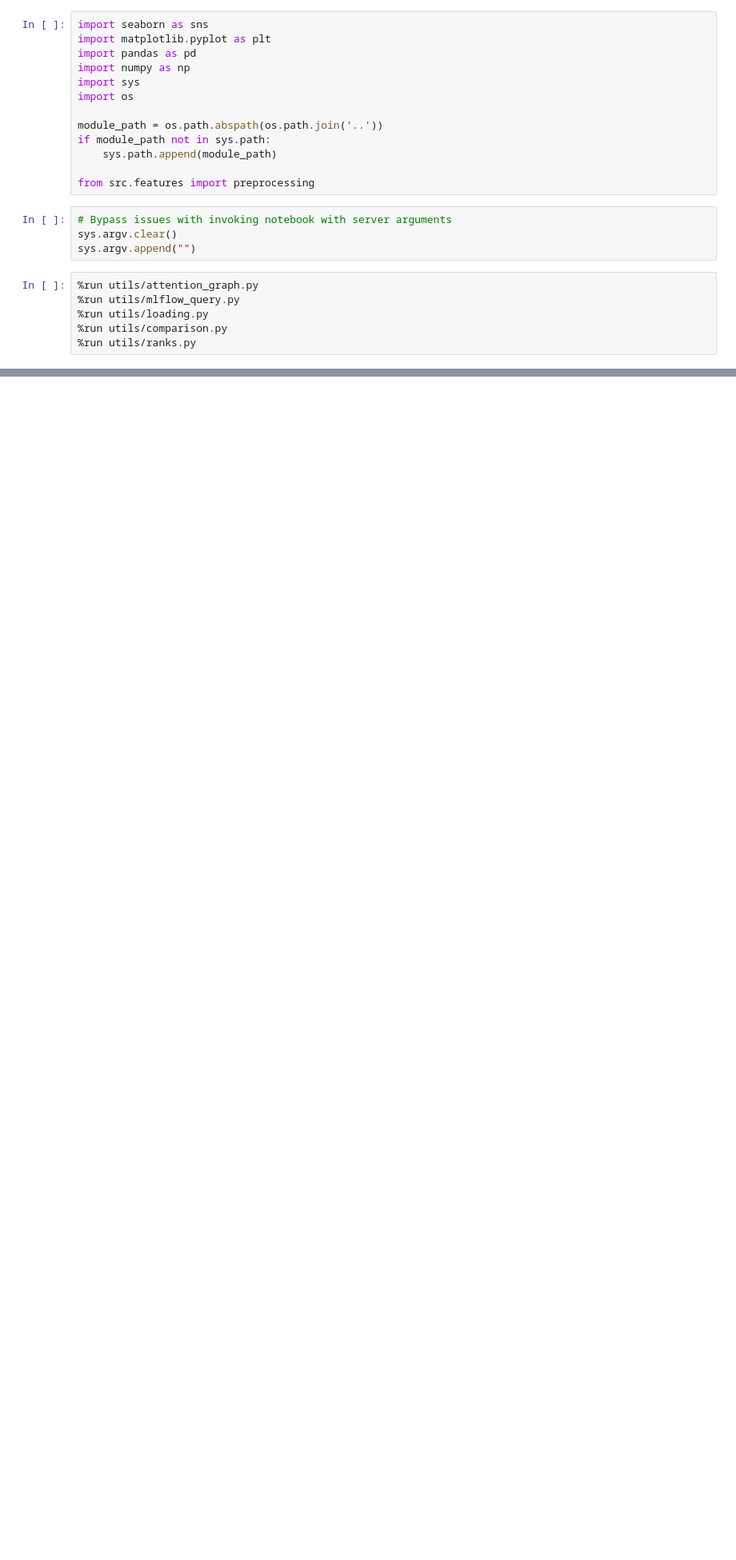
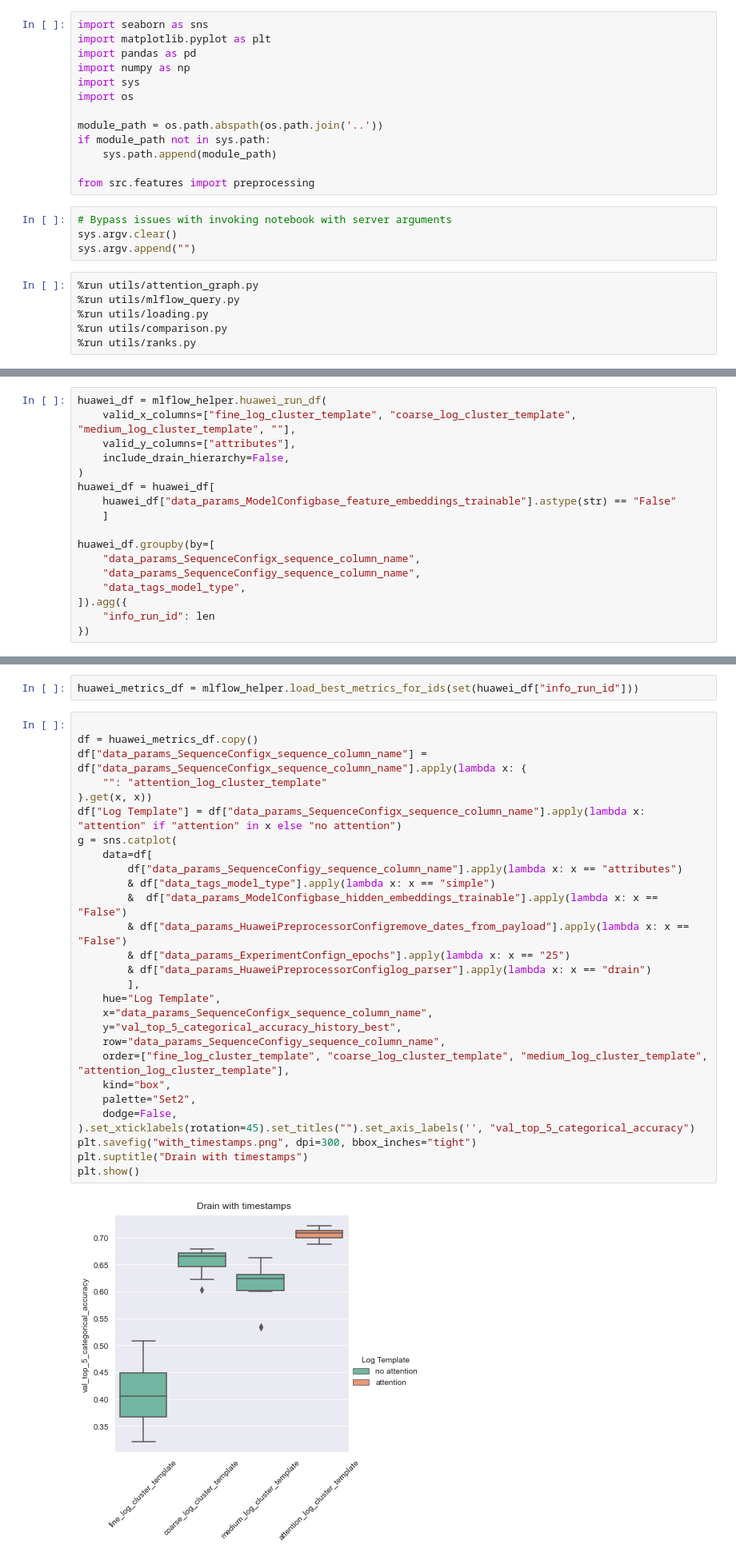
Before and after one commit to DerDoni/Domain-Guided-Monitoring, a Jupyter notebook: notebooks/Attention vs. no attention.ipynb, the cells around one changed output, grey strips where cells are left out. Shown at 80% size. Cells and saved outputs as stored; diff of their text form; blank space fills up the shorter version.

```diff
--- a/notebooks/Attention vs. no attention.ipynb
+++ b/notebooks/Attention vs. no attention.ipynb
@@ -333,0 +62,17 @@ pd.merge(all_logs_df, spell_result_df, left_index=True, right_index=True, how="l
+# %%
+huawei_df = mlflow_helper.huawei_run_df(
+    valid_x_columns=["fine_log_cluster_template", "coarse_log_cluster_template", "medium_log_cluster_template", ""],
+    valid_y_columns=["attributes"],
+    include_drain_hierarchy=False,
+)
+huawei_df = huawei_df[
+    huawei_df["data_params_ModelConfigbase_feature_embeddings_trainable"].astype(str) == "False"
+    ]
+
+huawei_df.groupby(by=[
+    "data_params_SequenceConfigx_sequence_column_name",
+    "data_params_SequenceConfigy_sequence_column_name",
+    "data_tags_model_type",
+]).agg({
+    "info_run_id": len
+})
@@ -333,0 +86,32 @@ pd.merge(all_logs_df, spell_result_df, left_index=True, right_index=True, how="l
+# %%
+huawei_metrics_df = mlflow_helper.load_best_metrics_for_ids(set(huawei_df["info_run_id"]))
+# %%
+
+df = huawei_metrics_df.copy()
+df["data_params_SequenceConfigx_sequence_column_name"] = df["data_params_SequenceConfigx_sequence_column_name"].apply(lambda x: {
+    "": "attention_log_cluster_template"
+}.get(x, x))
+df["Log Template"] = df["data_params_SequenceConfigx_sequence_column_name"].apply(lambda x: "attention" if "attention" in x else "no attention")
+g = sns.catplot(
+    data=df[
+        df["data_params_SequenceConfigy_sequence_column_name"].apply(lambda x: x == "attributes")
+        & df["data_tags_model_type"].apply(lambda x: x == "simple")
+        &  df["data_params_ModelConfigbase_hidden_embeddings_trainable"].apply(lambda x: x == "False")
+        & df["data_params_HuaweiPreprocessorConfigremove_dates_from_payload"].apply(lambda x: x == "False")
+        & df["data_params_ExperimentConfign_epochs"].apply(lambda x: x == "25")
+        & df["data_params_HuaweiPreprocessorConfiglog_parser"].apply(lambda x: x == "drain")
+        ],
+    hue="Log Template",
+    x="data_params_SequenceConfigx_sequence_column_name",
+    y="val_top_5_categorical_accuracy_history_best",
+    row="data_params_SequenceConfigy_sequence_column_name",
+    order=["fine_log_cluster_template", "coarse_log_cluster_template", "medium_log_cluster_template", "attention_log_cluster_template"],
+    kind="box",
+    palette="Set2",
+    dodge=False,
+).set_xticklabels(rotation=45).set_titles("").set_axis_labels('', "val_top_5_categorical_accuracy")
+plt.savefig("with_timestamps.png", dpi=300, bbox_inches="tight")
+plt.suptitle("Drain with timestamps")
+plt.show()
+# %% [output]
+[figure, added]
```
Also changed, not shown: parts of 40 cells of this notebook, 1 other file.
